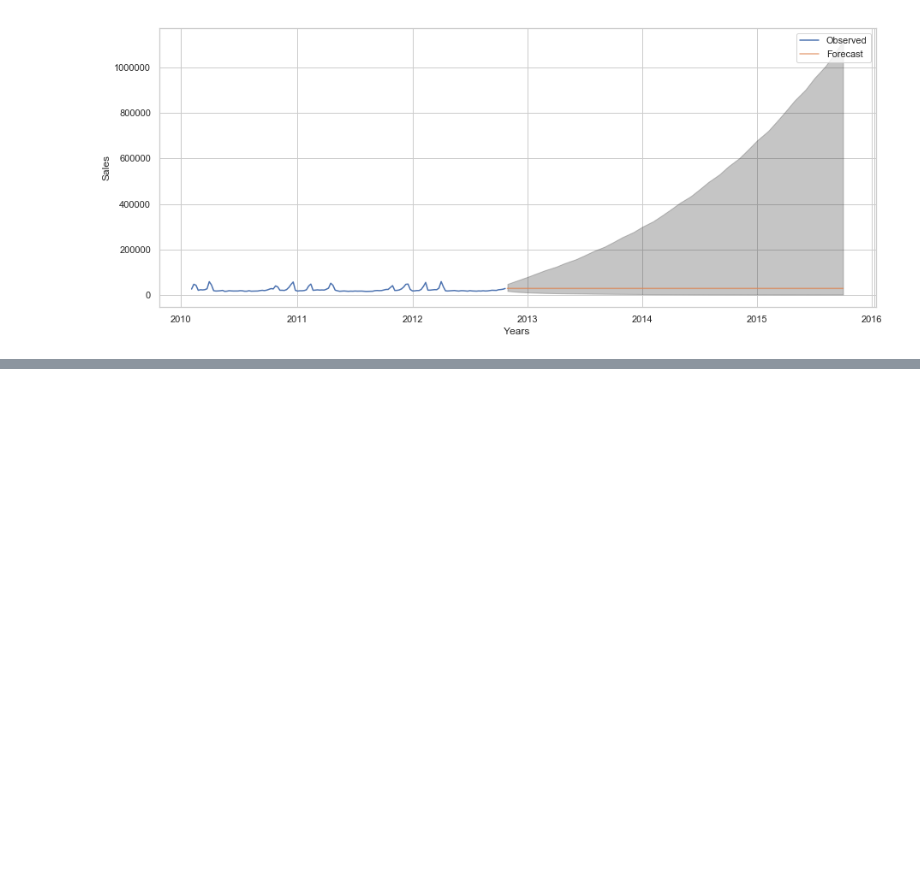
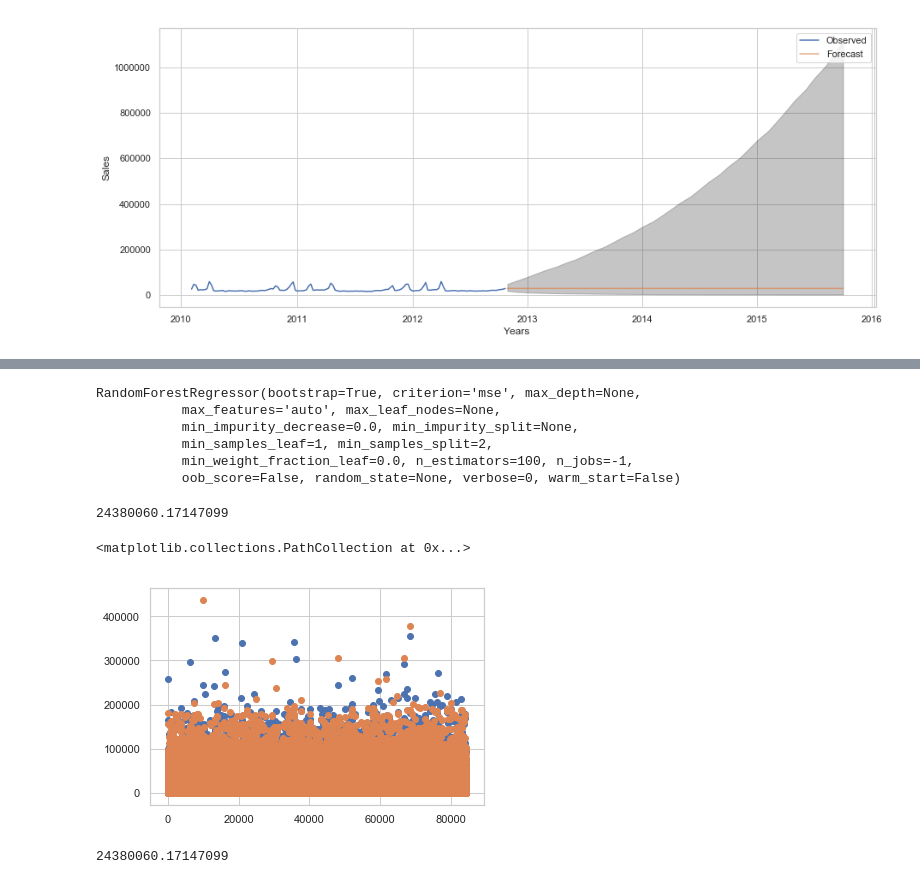
Before and after one commit to mohan-aditya05/walmart_sales_forecasting, a Jupyter notebook: Walmart Sales Forecast.ipynb, the cells around one changed output, grey strips where cells are left out. Drawn from its saved outputs; the diff is of its cells as text; code cells hidden in the pictures; blank space fills up the shorter version.

Commit message:
Random forest regressor added

```diff
--- a/Walmart Sales Forecast.ipynb
+++ b/Walmart Sales Forecast.ipynb
@@ -365,0 +369,3 @@ plt.show()
+# %%
+from sklearn.cross_validation import train_test_split
+X_train, X_test, y_train, y_test= train_test_split(copy_data.drop(columns={'Weekly_Sales'},axis=1),copy_data['Weekly_Sales'],test_size=0.2,random_state=0)
@@ -365,0 +374,31 @@ plt.show()
+# %%
+model = RandomForestRegressor(n_estimators=100,n_jobs=-1)
+X, y = X_train, y_train
+
+model.fit(X,y)
+# %% [output]
+RandomForestRegressor(bootstrap=True, criterion='mse', max_depth=None,
+           max_features='auto', max_leaf_nodes=None,
+           min_impurity_decrease=0.0, min_impurity_split=None,
+           min_samples_leaf=1, min_samples_split=2,
+           min_weight_fraction_leaf=0.0, n_estimators=100, n_jobs=-1,
+           oob_score=False, random_state=None, verbose=0, warm_start=False)
+# %%
+y_pred=model.predict(X_test)
+# %%
+y_pred=pd.DataFrame(data=y_pred,index=X_test.index)
+# %%
+((y_pred[0]-y_test)**2).sum()/len(y_test)
+# %% [output]
+24380060.17147099
+# %%
+plt.scatter(range(len(y_pred)),y_test)
+plt.scatter(range(len(y_pred)),y_pred[0])
+# %% [output]
+<matplotlib.collections.PathCollection at 0x...>
+[figure, added]
+# %%
+from sklearn.metrics import mean_squared_error
+mean_squared_error(y_test,y_pred[0])
+# %% [output]
+24380060.17147099
```
Also changed, not shown: parts of 22 cells of this notebook.
